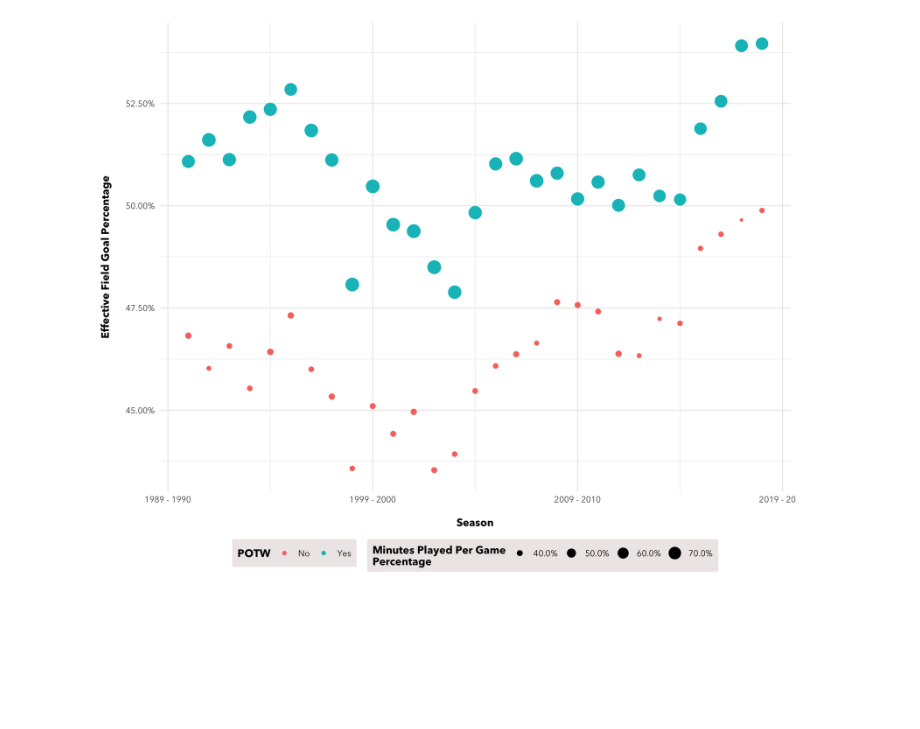
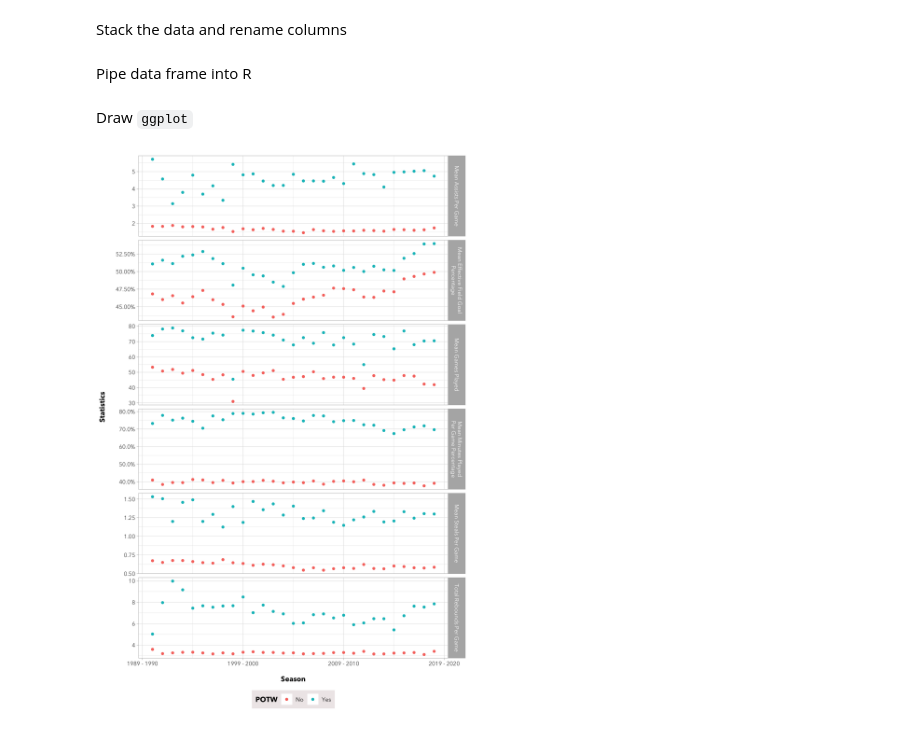
Before and after one commit to chunheisiu/NBA-POTW-Visualization, a Jupyter notebook: notebooks/_ggplot_1.ipynb, the cells around one changed output. Saved outputs shown, nothing was run; the diff lists cells and outputs as text; code cells hidden in the pictures; blank space fills up the shorter version.

```diff
--- a/notebooks/_ggplot_1.ipynb
+++ b/notebooks/_ggplot_1.ipynb
@@ -16,2 +21,3 @@ nba_potw = pd2r(pd.read_csv('../data/raw/NBA_Player_of_the_Week.csv'))
 # %%
-nba_potw_agg = nba_potw.groupby(['Player', 'Season short'])[['Date']].count().reset_index().rename(columns = {'Season short': 'Year', 'Date': 'Potw_Count'})
+nba_potw_agg = (nba_potw.groupby(['Player', 'Season short'])[['Date']].count().reset_index()
+                .rename(columns = {'Season short': 'Year', 'Date': 'Potw_Count'}))
@@ -23,6 +35,7 @@ nba_player.Potw_Count = nba_player.Potw_Count.where((pd.notnull(nba_player.Potw_
 # %%
 nba_player['MP_Prct'] = nba_player['MP'] / 48
 nba_player['eFG_Prct'] = nba_player['eFG%']
+nba_player['FT_Prct'] = nba_player['FT%']
 nba_player['isPotw'] = np.where(nba_player['Potw_Count'] > 0, 'Yes', 'No')
-nba_player_potw = nba_player.groupby(['Year', 'isPotw']).agg({'Player': 'count', 'MP_Prct': 'mean', 'eFG_Prct': 'mean'}).reset_index()
-nba_player_potw = nba_player_potw.loc[nba_player_potw.Year > 1990]
+nba_player_potw = (nba_player.groupby(['Year', 'isPotw'])[['G', 'MP_Prct', 'eFG_Prct', 'TRB', 'AST', 'STL']]
+                   .mean().reset_index())
@@ -29 +46,8 @@ nba_player_potw = nba_player_potw.loc[nba_player_potw.Year > 1990]
+# %% [markdown]
+Stack the data and rename columns
+# %%
+nba_player_df = (nba_player_potw.set_index(['Year', 'isPotw']).stack()
+                 .reset_index().rename(columns = {'level_2': 'Stat', 0: 'Val'}))
+# %% [markdown]
+Pipe data frame into R
 # %%
@@ -31,20 +55,39 @@ nba_player_potw = nba_player_potw.loc[nba_player_potw.Year > 1990]
+# %% [markdown]
+Draw `ggplot`
 # %%
-%%R -w 10 -h 8 --units in -r 300
+%%R -w 8 -h 12 --units in -r 300
 season <- function(x) {
     paste(x - 1, '-', x)
 }
 
+scales_y <- list(
+    G = scale_y_continuous(),
+    MP_Prct = scale_y_continuous(labels = percent),
+    eFG_Prct = scale_y_continuous(labels = percent),
+    TRB = scale_y_continuous(),
+    AST = scale_y_continuous(),
+    STL = scale_y_continuous()
+)
+facet_labels <- c(
+    G = 'Mean Games Played',
+    MP_Prct = 'Mean Minutes Played\nPer Game Percentage',
+    eFG_Prct = 'Mean Effective Field Goal\nPercentage',
+    TRB = 'Total Rebounds Per Game',
+    AST = 'Mean Assists Per Game',
+    STL = 'Mean Steals Per Game'
+)
+
 ggplot() +
-geom_point(aes(x = Year, y = eFG_Prct, size = MP_Prct, color = isPotw), data = nba_player_potw) +
+geom_point(aes(x = Year, y = Val, color = isPotw), data = nba_player_df) +
+facet_grid_sc(rows = vars(Stat), scales = list(y = scales_y), labeller = as_labeller(facet_labels)) +
 scale_x_continuous(name = '\nSeason', label = season) +
-scale_y_continuous(name = 'Effective Field Goal Percentage\n', label = percent) +
-scale_size_continuous(name = 'Minutes Played Per Game\nPercentage', label = percent) +
 scale_color_discrete(name = 'POTW') +
-theme_minimal() +
+ylab('Statistics\n') +
+theme_light() +
 theme(text = element_text(family = 'Avenir Next'),
       axis.title = element_text(face = 'bold'),
       legend.title = element_text(face = 'bold'),
       legend.position = 'bottom',
       legend.background = element_rect(size = 0, fill = 'snow2'))
 # %% [output]
-[figure, old version]
+[figure, new version]
```
Also changed, not shown: parts of 9 cells of this notebook.
